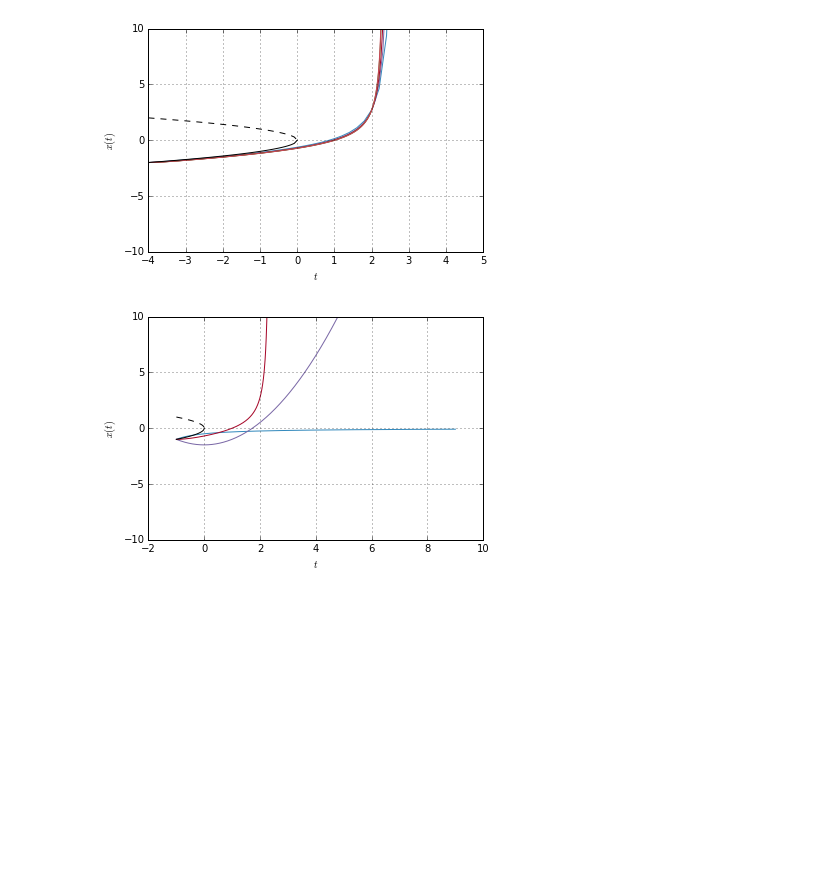
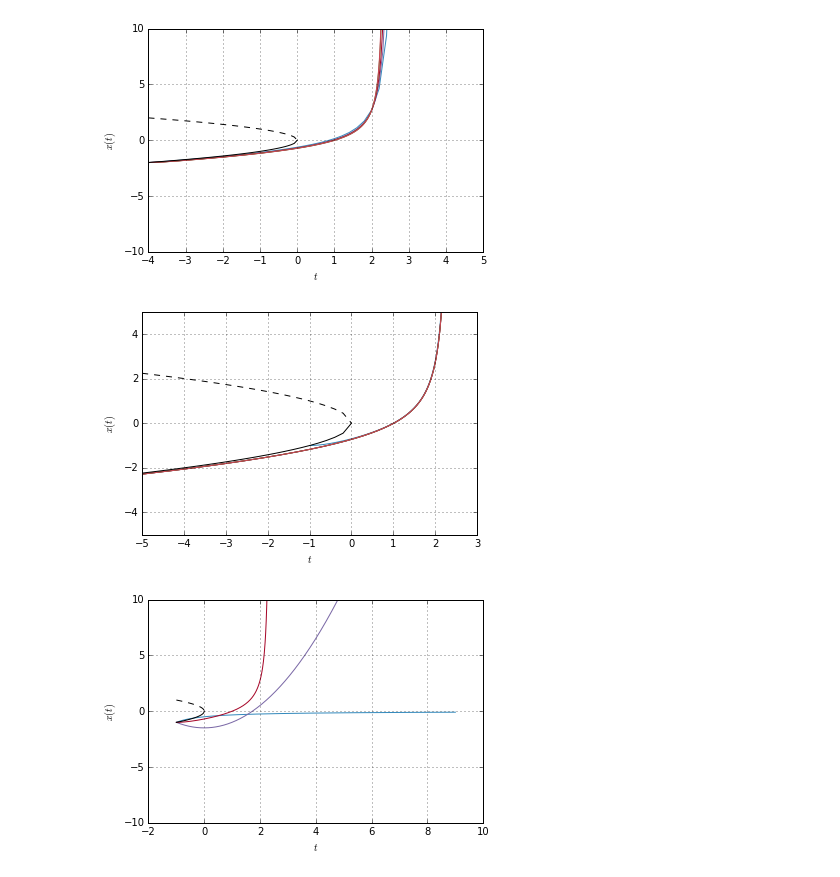
Before and after one commit to cbherbert/stochrare, a Jupyter notebook: Stability-Loss.ipynb, the cells around one changed output. Drawn from its saved outputs; the diff is of its cells as text; code cells hidden in the pictures; blank space fills up the shorter version.

```diff
--- a/Stability-Loss.ipynb
+++ b/Stability-Loss.ipynb
@@ -31,6 +33,10 @@ deterministic_model.trajectoryplot(*[deterministic_model.trajectory(3*x0,-9.0,T=
 deterministic_model.trajectoryplot(*[deterministic_model.trajectory(-2.0,-4.0,T=12,dt=deltat) for deltat in [0.2,0.1,0.05,0.01,0.005]])
 # %% [output]
 [figure]
+# %%
+deterministic_model.trajectoryplot(*[deterministic_model.trajectory(-np.sqrt(np.abs(t0)),t0,T=np.abs(t0)+4,dt=0.01) for t0 in [-1.0,-9.0,-100.0,-400.0,-900.0]],ylim=(-5,5),xlim=(-5,3))
+# %% [output]
+[figure, added]
 # %%
 deterministic_model.trajectoryplot(stochtrans1D.StochModel(lambda x,t: x**2,0).trajectory(-1.0,-1.0,T=10,dt=0.01),stochtrans1D.StochModel(lambda x,t: t,0).trajectory(-1.0,-1.0,T=10,dt=0.01),deterministic_model.trajectory(-1.0,-1.0,T=10,dt=0.01))
 # %% [output]
```
Also changed, not shown: parts of 50 cells of this notebook, 1 other file.
